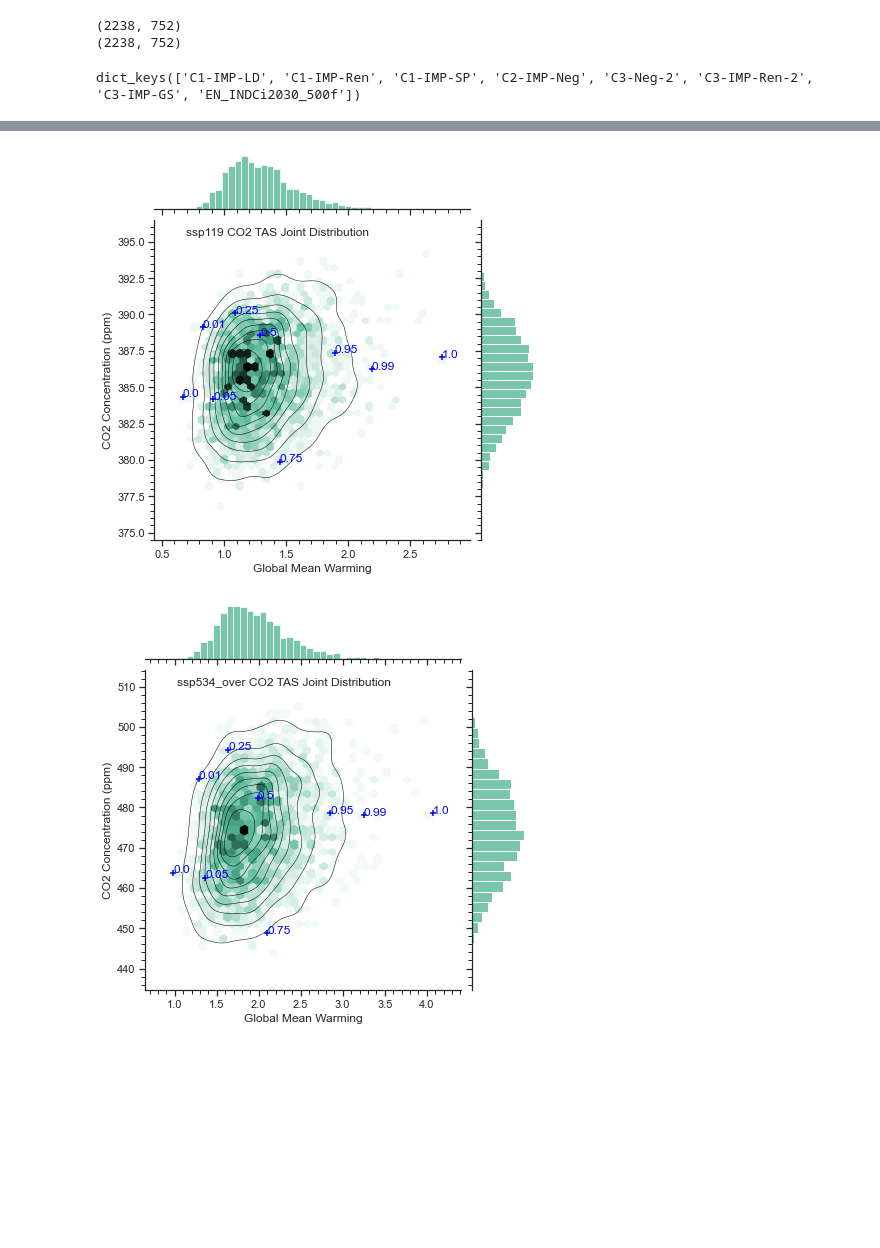
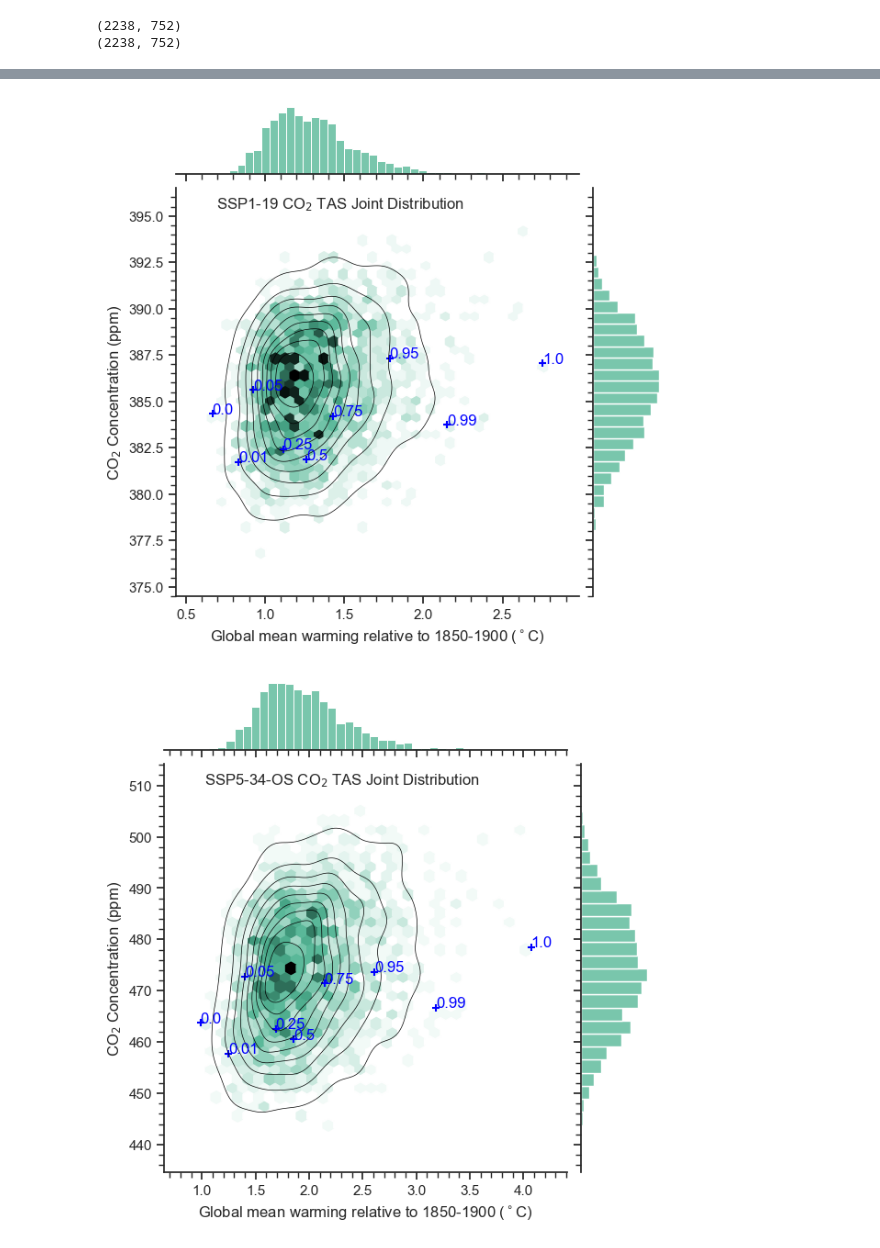
Before and after one commit to camillamathison/FaIR-Spice, a Jupyter notebook: notebooks/run-fair-ar6-ssps-forPRIME.ipynb, the cells around one changed output, grey strips where cells are left out. Saved outputs shown, nothing was run; the diff lists cells and outputs as text; code cells hidden in the pictures; blank space fills up the shorter version.

```diff
--- a/notebooks/run-fair-ar6-ssps-forPRIME.ipynb
+++ b/notebooks/run-fair-ar6-ssps-forPRIME.ipynb
@@ -622,6 +622,6 @@ pl.savefig('../plots/ssp_erf.png', dpi=500, transparent=False)
 # %%
 # Output to csv, first create a dataframe
-model_archive = '../csv_FaIRoutputfiles/'
+model_archive = '../csv_FaIRoutputfiles_ssp/'
 print (scenarios)
 print
 
@@ -649,7 +649,7 @@ for scenario in scenarios:
                 'ssp585':'ssp585'
           }
 
-        filename='../csv_FaIRoutput_ssp/ssprcmip_'+SSPs[scenario]+'_'+variable+'_csv'
+        filename='../csv_FaIRoutputfiles_ssp/ssprcmip_'+SSPs[scenario]+'_'+variable+'_csv'
         print(filename)
         pd.DataFrame(dic).T.reset_index().to_csv(filename, header=header_text, index=False)
 # %% [output]
@@ -714,9 +714,10 @@ pl.savefig('../plots/ssp_126_245_585_temps.png', dpi=500, transparent=False)
 Plots comparing temperature and co2 concentrations from FaIR. Doesn't rely on previous code just for the csv files to be there.
 # %%
 scenarios=['ssp585','ssp126','ssp119','ssp534_over','ssp370','ssp245']
-ens_mems=[431,1923,1114,630,1033,25,228,1185,1251]
+ens_mems=[431,2037,1669,2236,1469,1523,1294,1015,1251]
 ens_label=[0.0,0.01,0.05,0.25,0.5,0.75,0.95,0.99,1.]
-dir='/home/h02/hadcam/github/FaIR_1.6_AR6/FaIR-Spice/csv_FaIRoutput_ssp/'
+dir='../csv_FaIRoutputfiles_ssp/'
+
 scenario='ssp585'
 
 file=dir+'ssprcmip_'+scenario+'_temp_csv'
@@ -738,17 +736,11 @@ with open('../ens_selection/fairssp_dict.json') as d:
-# %%
-#Need new file for this this one has the IMPS in it
-#for scenario in scenarios:
-#    print(ensemble_members[scenario])
-print(ensemble_members.keys())
-# %% [output]
-dict_keys(['C1-IMP-LD', 'C1-IMP-Ren', 'C1-IMP-SP', 'C2-IMP-Neg', 'C3-Neg-2', 'C3-IMP-Ren-2', 'C3-IMP-GS', 'EN_INDCi2030_500f'])
 # %%
 sns.set_theme(style="ticks")
 
-dir='/home/h02/hadcam/github/FaIR_1.6_AR6/FaIR-Spice/csv_FaIRoutput_ssp/'
+
 scenarios=['ssp585','ssp126','ssp119','ssp534_over','ssp370','ssp245']
+scenario_name = ['ssp5-85','ssp1-26','ssp1-19','ssp5-34-os','ssp3-70','ssp2-45']
 
-for scenario in scenarios:
+for i, scenario in enumerate(scenarios):
 
     file=dir+'ssprcmip_'+scenario+'_temp_csv'
     tas = np.genfromtxt(file, delimiter=',')
@@ -763,22 +755,22 @@ for scenario in scenarios:
 
     p = sns.jointplot(x=x, y=y, kind="hex", color="#4CB391")
     p.plot_joint(sns.kdeplot, color='black',linewidths=0.5)
-    plt.xlabel('Global Mean Warming')
-    plt.ylabel('CO2 Concentration (ppm)')
+    plt.xlabel(r'Global mean warming relative to 1850-1900 ($^\circ$C)')
+    plt.ylabel(r'CO$_{2}$ Concentration (ppm)')
 
     axes = plt.gca()
     y_min, y_max = axes.get_ylim()
     x_min, x_max = axes.get_xlim()
 
     # plt.text(2.,1200.,'SSP585 CO2 TAS Joint Distribution')
-    plt.text(0.1*(x_max-x_min)+x_min,0.95*(y_max-y_min)+y_min,scenario+' CO2 TAS Joint Distribution')
+    plt.text(0.1*(x_max-x_min)+x_min,0.95*(y_max-y_min)+y_min,scenario_name[i].upper()+' CO$_{2}$ TAS Joint Distribution')
 
     for count, ens in enumerate(ens_mems):
         plt.scatter(tas[ens+0,351],co2[ens+0,351],marker='+',color='blue')
         plt.text(tas[ens+0,351],co2[ens+0,351],str(ens_label[count]),color='blue')
         print(ens_label[count],tas[ens+0,351],co2[ens+0,351])
 
-    plt.savefig('plots/'+scenario.replace(' ','_')+'.png')
+    plt.savefig('../plots/'+scenario.replace(' ','_')+'.png',dpi=600)
 # %% [output]
 2100.0
 0.0 2.47520048224778 1010.9925712712661
@@ -802,2 +794,2 @@ for scenario in scenarios:
-[figure, old version]
+[figure, new version]
-[figure, old version]
+[figure, new version]
```
Also changed, not shown: parts of 20 cells of this notebook.
